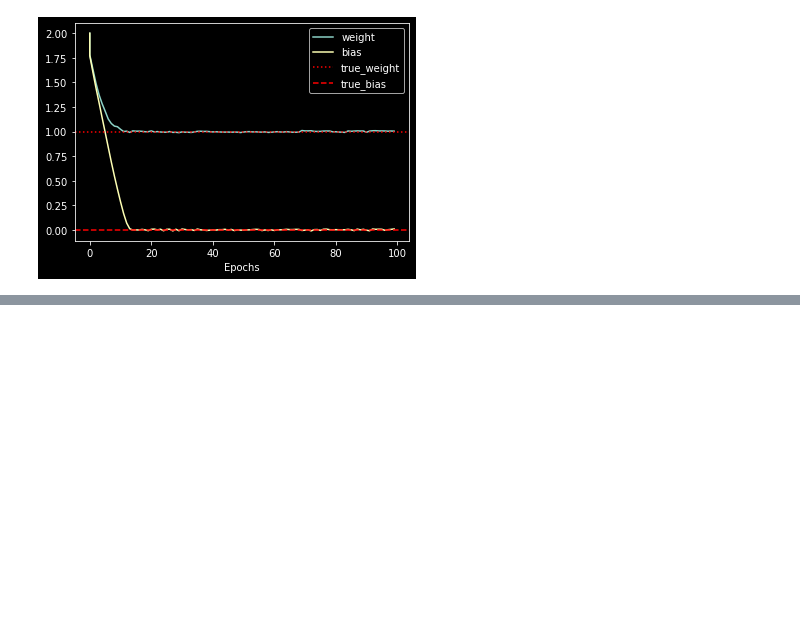
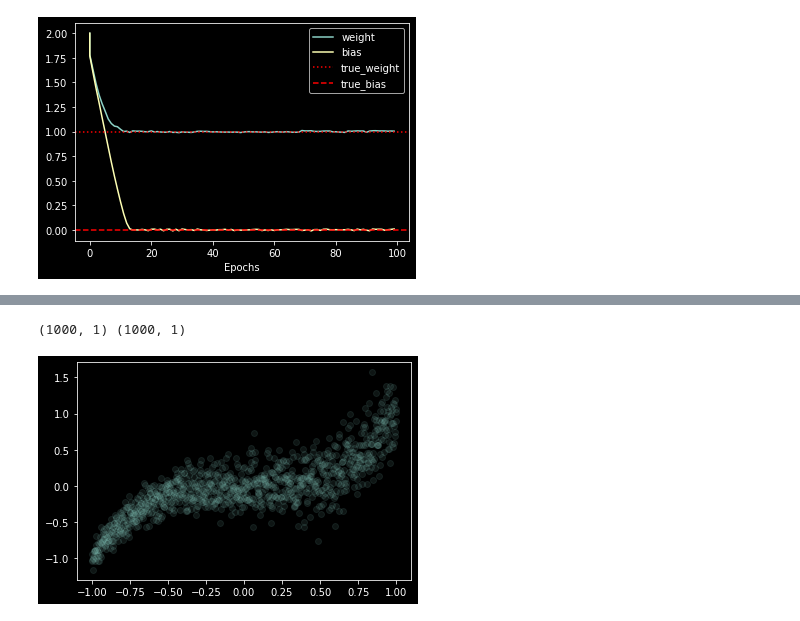
Before and after one commit to hjlgood/tensorflow_probability, a Jupyter notebook: blog/05_distributionlambda_layer.ipynb, the cells around one changed output, grey strips where cells are left out. Saved outputs shown, nothing was run; the diff lists cells and outputs as text; code cells hidden in the pictures; blank space fills up the shorter version.

```diff
--- a/blog/05_distributionlambda_layer.ipynb
+++ b/blog/05_distributionlambda_layer.ipynb
@@ -144,0 +302,12 @@ plt.show()
+# %%
+# Create and plot 10000 data points
+
+x_train = np.linspace(-1, 1, 1000)[:, np.newaxis]
+y_train = np.power(x_train, 3) + 0.1*(2+x_train)*np.random.randn(1000)[:, np.newaxis]
+print(x_train.shape, y_train.shape)
+
+plt.scatter(x_train, y_train, alpha=0.1)
+plt.show()
+# %% [output]
+(1000, 1) (1000, 1)
+[figure, added]
```
Also changed, not shown: parts of 15 cells of this notebook.
